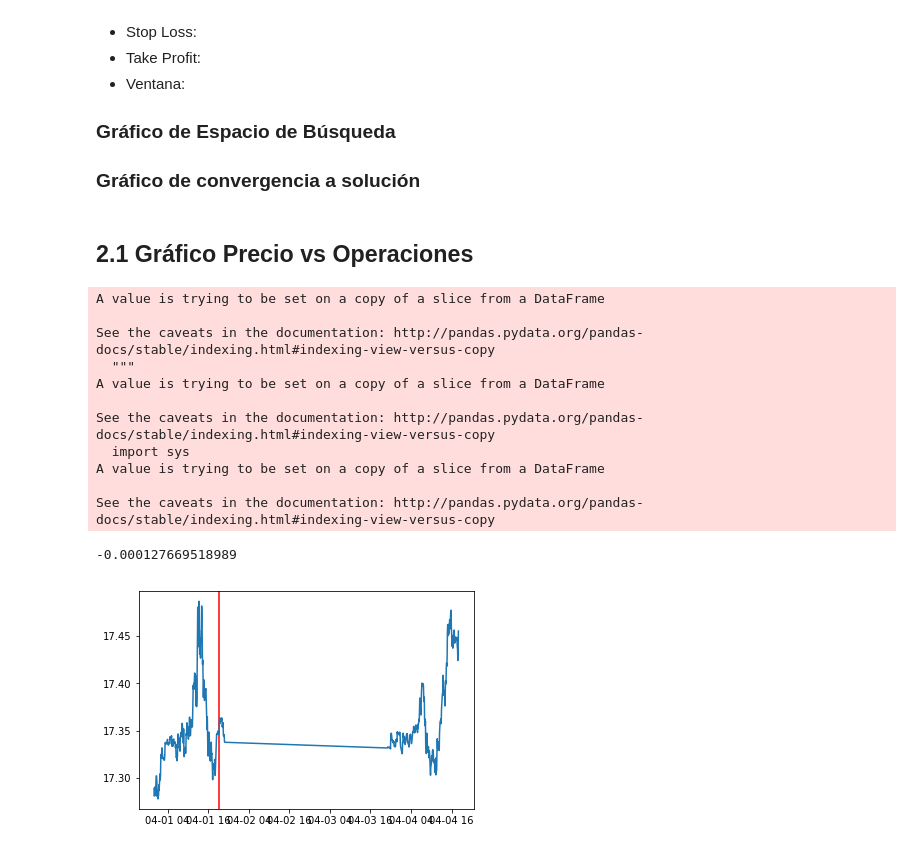
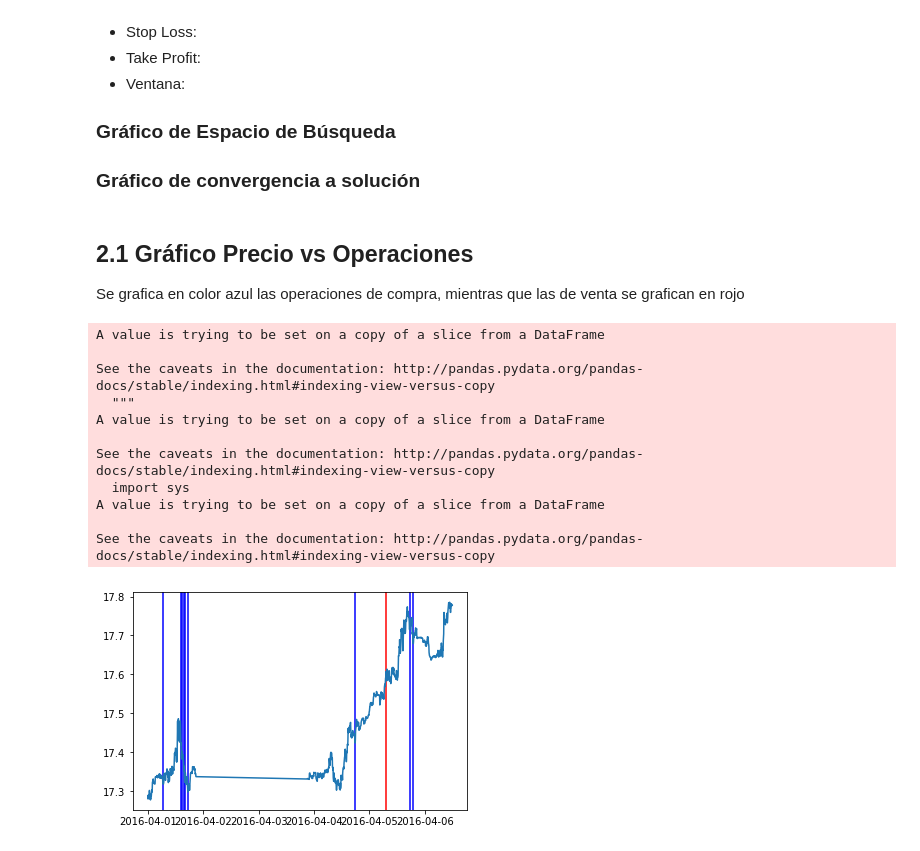
Before and after one commit to eduor96/Proyecto_Final, a Jupyter notebook: Proyecto Final.ipynb, the cells around one changed output. Saved outputs shown, nothing was run; the diff lists cells and outputs as text; code cells hidden in the pictures.

```diff
--- a/Proyecto Final.ipynb
+++ b/Proyecto Final.ipynb
@@ -209,7 +209,7 @@ df3_cuenta['Fecha']=df1_precios.iloc[:,0]
 ##### Definimos nuestra función prinicipal; ésta recibirá los parámetros explicados en un inicio del notebook, regresándonos el rendimiento final
 # %%
 def main_function(x):
-    up_rsi,down_rsi,stop_loss,take_profit,ventana,fin=x[0],x[1],x[2],x[3],int(x[4]),500
+    up_rsi,down_rsi,stop_loss,take_profit,ventana,fin=x[0],x[1],x[2],x[3],int(x[4]),1000
     capital_i=100000 #Capital Inicial USD
     flotante=0
     df3_cuenta["Capital"][0:ventana]=capital_i
@@ -310,7 +310,7 @@ def main_function(x):
     plt.plot(x,y)
 
 
-    return -rendimiento_final
+    return -rendimiento_final # Se pone como negativo el retorno porque la funcion PSO minimiza, en este caso queremos maximizar
 # %% [markdown]
 # NO CORRER (TARDA MUCHO):
 ##### Proceso de optimización mediante modulo PSO de librería pyswarm.
@@ -342,22 +343,22 @@ Acceso Denegado
 
 
 ### Gráfico de convergencia a solución
-# %% [markdown]
-## 2.1 Gráfico Precio vs Operaciones
+# %% [markdown]
+## 2.1 Gráfico Precio vs Operaciones
+Se grafica en color azul las operaciones de compra, mientras que las de venta se grafican en rojo
 # %%
-x=[89,8,-10,80,14]
-print(main_function(x))
+x=[95,30,-10,80,14]
+rend_final=main_function(x) #Corremos la funcion con los parámetros óptimos
 # %% [output]
 A value is trying to be set on a copy of a slice from a DataFrame
 
 See the caveats in the documentation: http://pandas.pydata.org/pandas-docs/stable/indexing.html#indexing-view-versus-copy
   """
 A value is trying to be set on a copy of a slice from a DataFrame
 
 See the caveats in the documentation: http://pandas.pydata.org/pandas-docs/stable/indexing.html#indexing-view-versus-copy
   import sys
 A value is trying to be set on a copy of a slice from a DataFrame
 
 See the caveats in the documentation: http://pandas.pydata.org/pandas-docs/stable/indexing.html#indexing-view-versus-copy
--0.000127669518989
-[figure, old version]
+[figure, new version]
```
Also changed, not shown: parts of 9 cells of this notebook.
